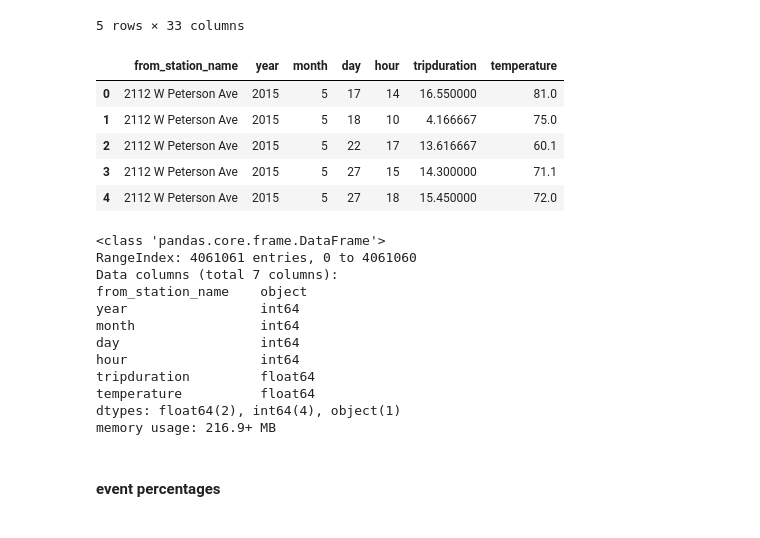
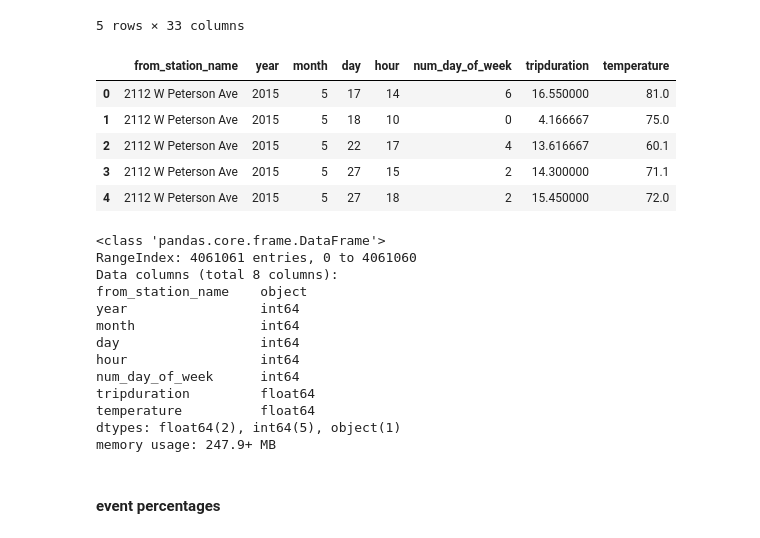
Before and after one commit to karahahn/Springboard_Capstone2, a Jupyter notebook: Modeling Dataframe.ipynb, the cells around one changed output. Cells and saved outputs as stored; diff of their text form; code cells hidden in the pictures.

Commit message:
numerical day of week

```diff
--- a/Modeling Dataframe.ipynb
+++ b/Modeling Dataframe.ipynb
@@ -184,31 +193,32 @@ dfmodel.head()
 | 576422 | 1109435 | 2014 | 1 | 1 | 1 | 1 | 2 | Wednesday | 2014-01-01 01:45:00 | ... |
 5 rows × 33 columns
 # %%
-dfdmodel = dfmodel.groupby(['from_station_name','year','month','day','hour']).agg({'tripduration':'mean',
+dfdmodel = dfmodel.groupby(['from_station_name','year','month','day','hour','num_day_of_week']).agg({'tripduration':'mean',
                                                                         'temperature':'mean'}).reset_index()
 dfdmodel.head()
 # %% [output]
-|  | from_station_name | year | month | day | hour | tripduration | temperature |
-| 0 | 2112 W Peterson Ave | 2015 | 5 | 17 | 14 | 16.550000 | 81.0 |
-| 1 | 2112 W Peterson Ave | 2015 | 5 | 18 | 10 | 4.166667 | 75.0 |
-| 2 | 2112 W Peterson Ave | 2015 | 5 | 22 | 17 | 13.616667 | 60.1 |
-| 3 | 2112 W Peterson Ave | 2015 | 5 | 27 | 15 | 14.300000 | 71.1 |
-| 4 | 2112 W Peterson Ave | 2015 | 5 | 27 | 18 | 15.450000 | 72.0 |
+|  | from_station_name | year | month | day | hour | num_day_of_week | tripduration | temperature |
+| 0 | 2112 W Peterson Ave | 2015 | 5 | 17 | 14 | 6 | 16.550000 | 81.0 |
+| 1 | 2112 W Peterson Ave | 2015 | 5 | 18 | 10 | 0 | 4.166667 | 75.0 |
+| 2 | 2112 W Peterson Ave | 2015 | 5 | 22 | 17 | 4 | 13.616667 | 60.1 |
+| 3 | 2112 W Peterson Ave | 2015 | 5 | 27 | 15 | 2 | 14.300000 | 71.1 |
+| 4 | 2112 W Peterson Ave | 2015 | 5 | 27 | 18 | 2 | 15.450000 | 72.0 |
 # %%
 dfdmodel.info()
 # %% [output]
 <class 'pandas.core.frame.DataFrame'>
 RangeIndex: 4061061 entries, 0 to 4061060
-Data columns (total 7 columns):
+Data columns (total 8 columns):
 from_station_name    object
 year                 int64
 month                int64
 day                  int64
 hour                 int64
+num_day_of_week      int64
 tripduration         float64
 temperature          float64
-dtypes: float64(2), int64(4), object(1)
-memory usage: 216.9+ MB
+dtypes: float64(2), int64(5), object(1)
+memory usage: 247.9+ MB
 # %% [markdown]
 #### event percentages
 # %%
```
Also changed, not shown: parts of 41 cells of this notebook.
